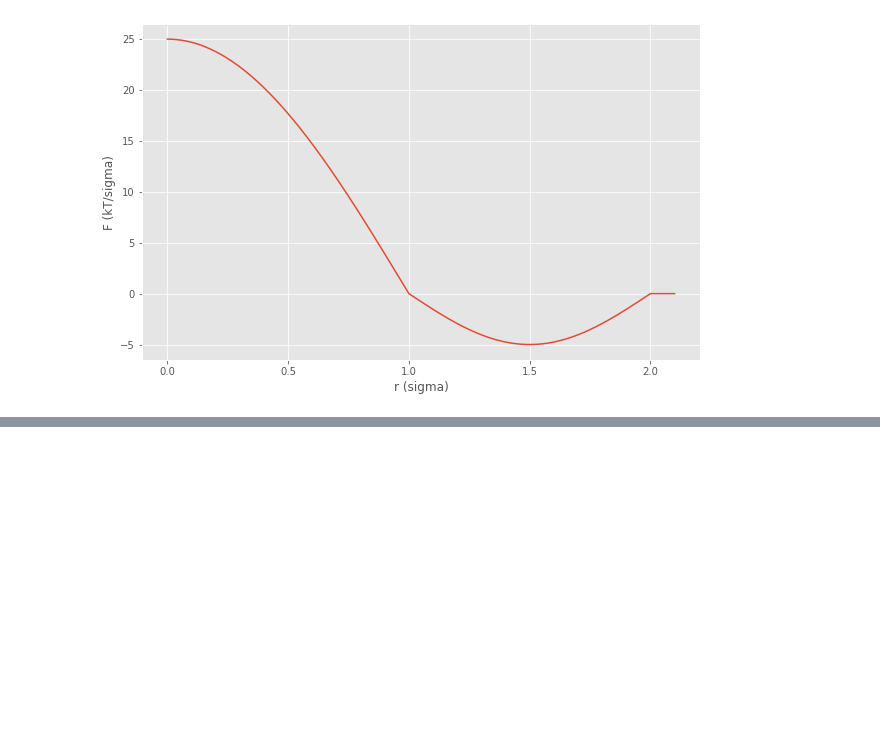
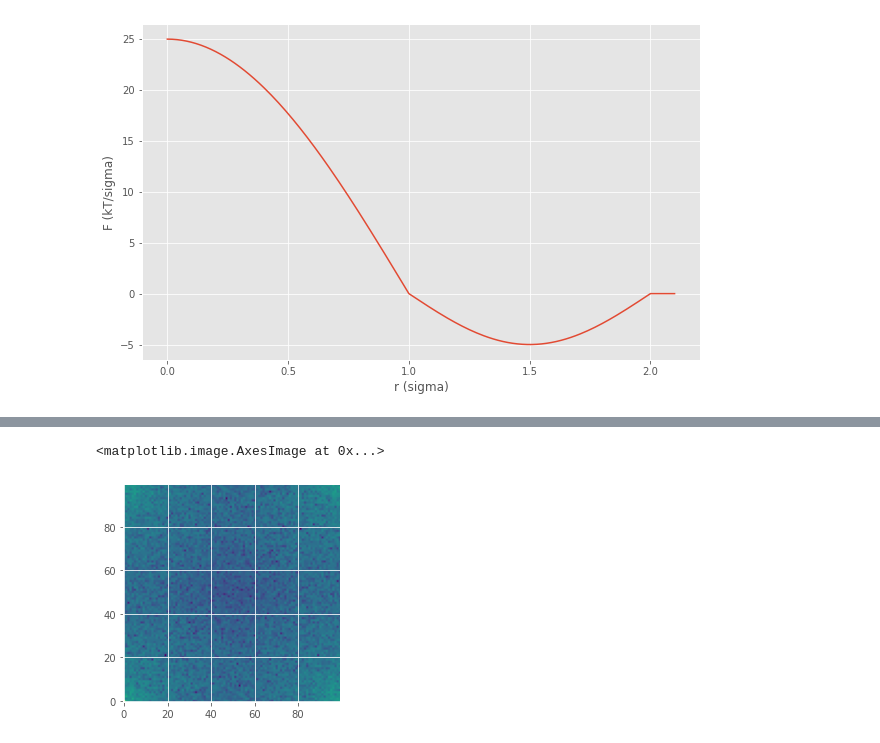
Before and after one commit to cedelmaier/dragonfruit, a Jupyter notebook: analysis/spectrum_analysis.ipynb, the cells around one changed output, grey strips where cells are left out. Drawn from its saved outputs; the diff is of its cells as text; code cells hidden in the pictures; blank space fills up the shorter version.

```diff
--- a/analysis/spectrum_analysis.ipynb
+++ b/analysis/spectrum_analysis.ipynb
@@ -76,4 +76,4 @@ plt.savefig('f_grimelipid.png', bbox_inches='tight')
 # %% [output]
 [figure]
 # %%
-traj = gsd.hoomd.open('../traj_volta_.gsd')
+traj = gsd.hoomd.open('../data/traj_equil_membonly.gsd')
@@ -121,3 +125,4 @@ matplotlib.pyplot.imshow(grid_z2.T, extent=(-Lx/2,Lx/2,-Ly/2,Ly/2), origin='lowe
 # %%
 # Take the 2D fourier transform
 u1 = np.fft.fft2(grid_z1)
+u2 = np.fft.fft2(grid_z2)
@@ -128,38 +133,0 @@ matplotlib.pyplot.imshow(np.log10(np.abs(u1.T)), origin='lower')
-# %%
-# That method wasn't working, so directly calculate the Fourier coefficients ourselves
-qcutoff = 2.0*np.pi/Lxreal
-deltaq = 0.05
-
-# Use 100 grid points
-xx = np.linspace(-Lx/2,Lx/2,100)
-yy = np.linspace(-Ly/2,Ly/2,100)
-
-# Loop over wave vectors 2*pi*n/L
-Nx = 1
-u1 = np.zeros((2*Nx+1,2*Nx+1), dtype=np.complex128)
-u2 = np.zeros((2*Nx+1,2*Nx+1), dtype=np.complex128)
-for n in np.arange(-Nx,Nx+1,1):
-    for m in np.arange(-Nx,Nx+1,1):
-        idx = n + Nx
-        jdx = m + Nx
-        print("({}, {}) -> ({}, {})".format(n, m, idx, jdx))
-
-        q = 2.0*np.pi*np.array([n/Lxreal, m/Lyreal])
-        print(q)
-
-        # Do the summation in each leaflet
-        for k,r1k in enumerate(r1):
-            u1[idx,jdx] += z1[k] + np.exp(-1j*np.dot(q,r1k))
-        for k,r2k in enumerate(r2):
-            u2[idx,jdx] += z2[k] + np.exp(-1j*np.dot(q,r2k))
-
-        # Do the 1/2N normalization
-        u1 = u1/(2*len(z1))
-        u2 = u2/(2*len(z2))
-
-# Create an XY grid of the qvec points
-qx, qy = np.meshgrid(2.0*np.pi/Lxreal*np.arange(-Nx,Nx+1,1), 2.0*np.pi/Lyreal*np.arange(-Nx,Nx+1,1))
-Q = np.sqrt(qx**2+qy**2)
-
-# calculate the mean
-fcircavg = lambda q : u1[(Q >= r) & (Q < r+deltaq)].mean()
@@ -169,0 +134,5 @@ u1
+# %%
+matplotlib.pyplot.imshow(np.log10(np.abs(u2.T)), origin='lower')
+# %% [output]
+<matplotlib.image.AxesImage at 0x...>
+[figure, added]
```
Also changed, not shown: parts of 8 cells of this notebook, 2 other files.
